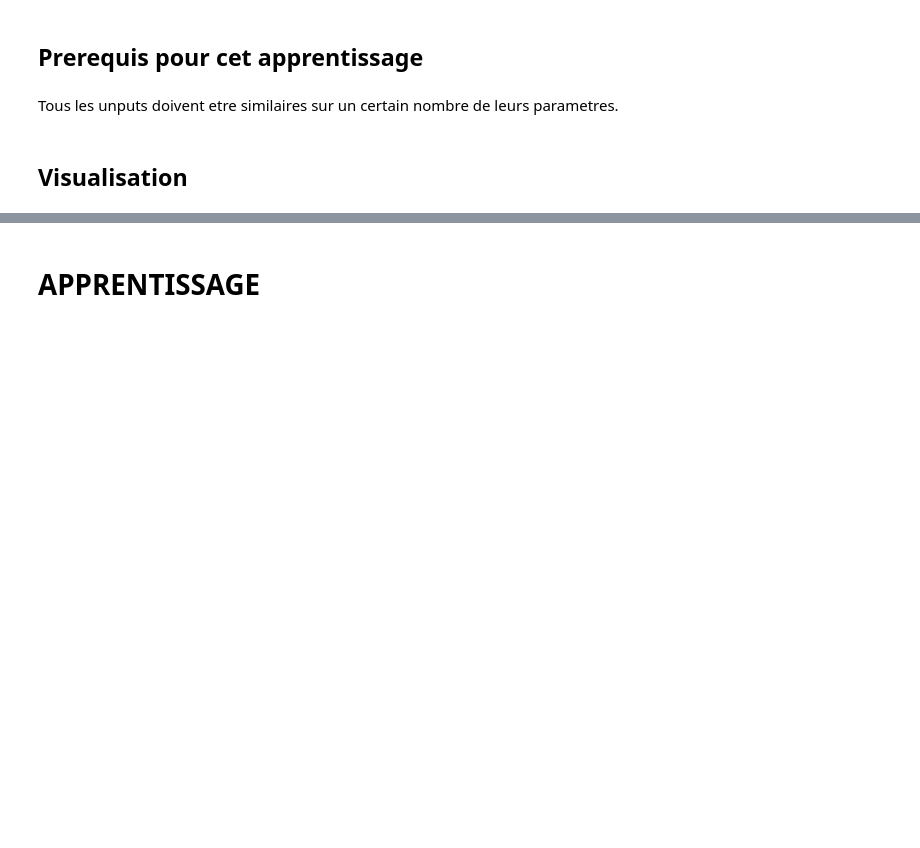
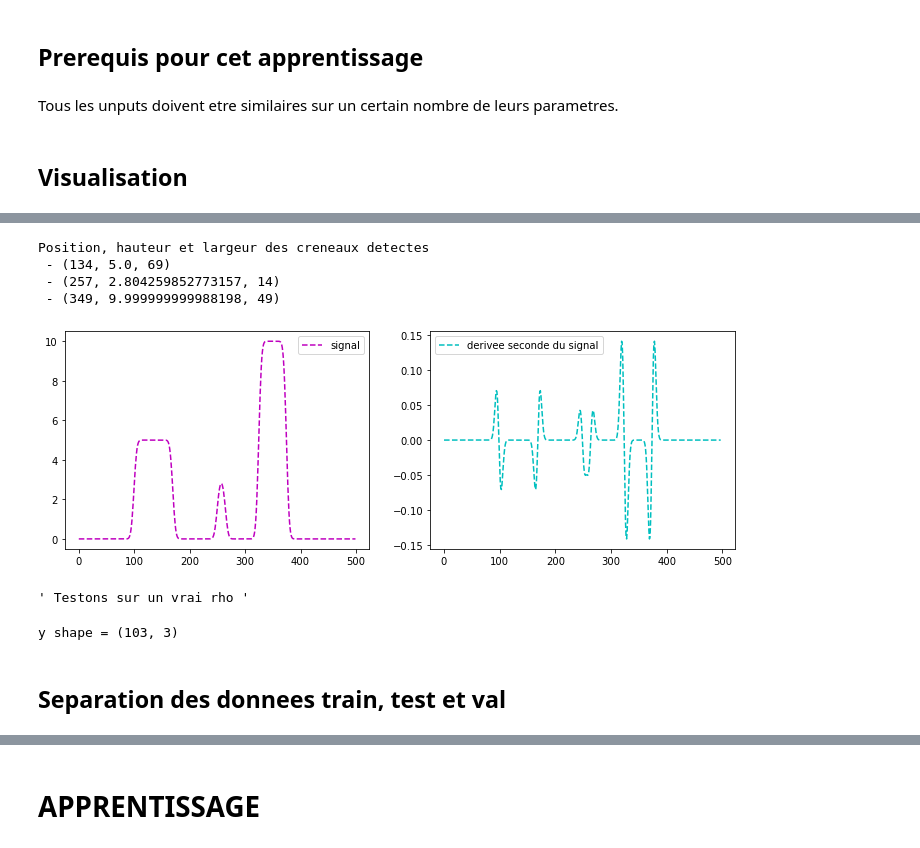
Before and after one commit to ddrous/projet-inverse-2d, a Jupyter notebook: src/notebook/reseaux_de_neurones.ipynb, the cells around one changed output, grey strips where cells are left out. Drawn from its saved outputs; the diff is of its cells as text; code cells hidden in the pictures; blank space fills up the shorter version.

```diff
--- a/src/notebook/reseaux_de_neurones.ipynb
+++ b/src/notebook/reseaux_de_neurones.ipynb
@@ -157,0 +228,21 @@ plot_io(index)
+# %%
+""" Fonction de lissage laplacien 3-means d'un signal """
+def smooth(signal):
+    signal_left, signal_right = decay(signal)
+    return (signal + signal_left + signal_right) / 3.
+# %%
+""" Pour eliminer les tres tres faibles valeurs dans un signal """
+def sharpen(signal, precision):
+    return np.where(abs(signal) < precision, np.zeros_like(signal), signal)
+# %%
+""" Pour afficher un signal et sa derivee seconde """
+def plot_signal(ax, signal):
+    signal_left, signal_right = decay(signal)
+    diff = -2*signal + signal_right + signal_left
+
+    diff = sharpen(diff, 1e-4)
+
+    ax[0].plot(signal, 'm--', label='signal')
+    ax[1].plot(diff[1:-1], 'c--', label='derivee seconde du signal');
+    ax[0].legend()
+    ax[1].legend()
@@ -157,0 +304,58 @@ plot_io(index)
+# %%
+""" Testons avec un exemple """
+signal = np.zeros(500)
+
+signal[100:170] = 5.         # ajout des crenaux
+signal[250:265] = 3.
+signal[325:375] = 10.
+
+for i in range(25):          # lissage du signal
+    signal = smooth(signal)
+
+fig, ax = plt.subplots(1, 2, figsize=(12, 4))
+plot_signal(ax, signal)
+
+niches = detect_niches(signal)
+
+print("Position, hauteur et largeur des creneaux detectes")
+for el in niches:
+    print(" -", el)
+# %% [output]
+Position, hauteur et largeur des creneaux detectes
+ - (134, 5.0, 69)
+ - (257, 2.804259852773157, 14)
+ - (349, 9.999999999988198, 49)
+[figure, added]
+# %%
+""" Testons sur un vrai rho """
+# signal = np.array(df_s.loc[4, 'rho'])
+# fig, ax = plt.subplots(1, 2, figsize=(12, 4))
+# plot_signal(ax, signal)
+
+# niches = detect_niches(signal)
+# for el in niches:
+#     print(" -", el)
+# %% [output]
+' Testons sur un vrai rho '
+# %%
+""" Pour creer les y, il faut normaliser par rapport a l'abcisse du domaine """
+y = np.empty(shape=(size, 3), dtype=float)
+
+for i in range(size):
+    x = np.array(df_s.loc[i, 'x'])
+    rho = np.array(df_s.loc[i, 'rho'])
+    niche = detect_niches(rho)[0]          # on suppose qu'il ny a qu'un seul créneau
+    dx = (x_max - x_min) / df_s.loc[i, 'N']   # xmin = 0, xmax = 1 bien sur. condition necessaire pour cette etude
+
+    y[i][0] = x[niche[0]]                     # position relative a x
+    y[i][1] = niche[1]                        # hauteur
+    y[i][2] = niche[2]*dx                     # largeur
+
+#     print(i, niche)
+#     print(i, y[i])
+
+print("y shape =", np.shape(y))
+# %% [output]
+y shape = (103, 3)
+# %% [markdown]
+## Separation des donnees train, test et val
```
Also changed, not shown: parts of 20 cells of this notebook, 8 other files.
